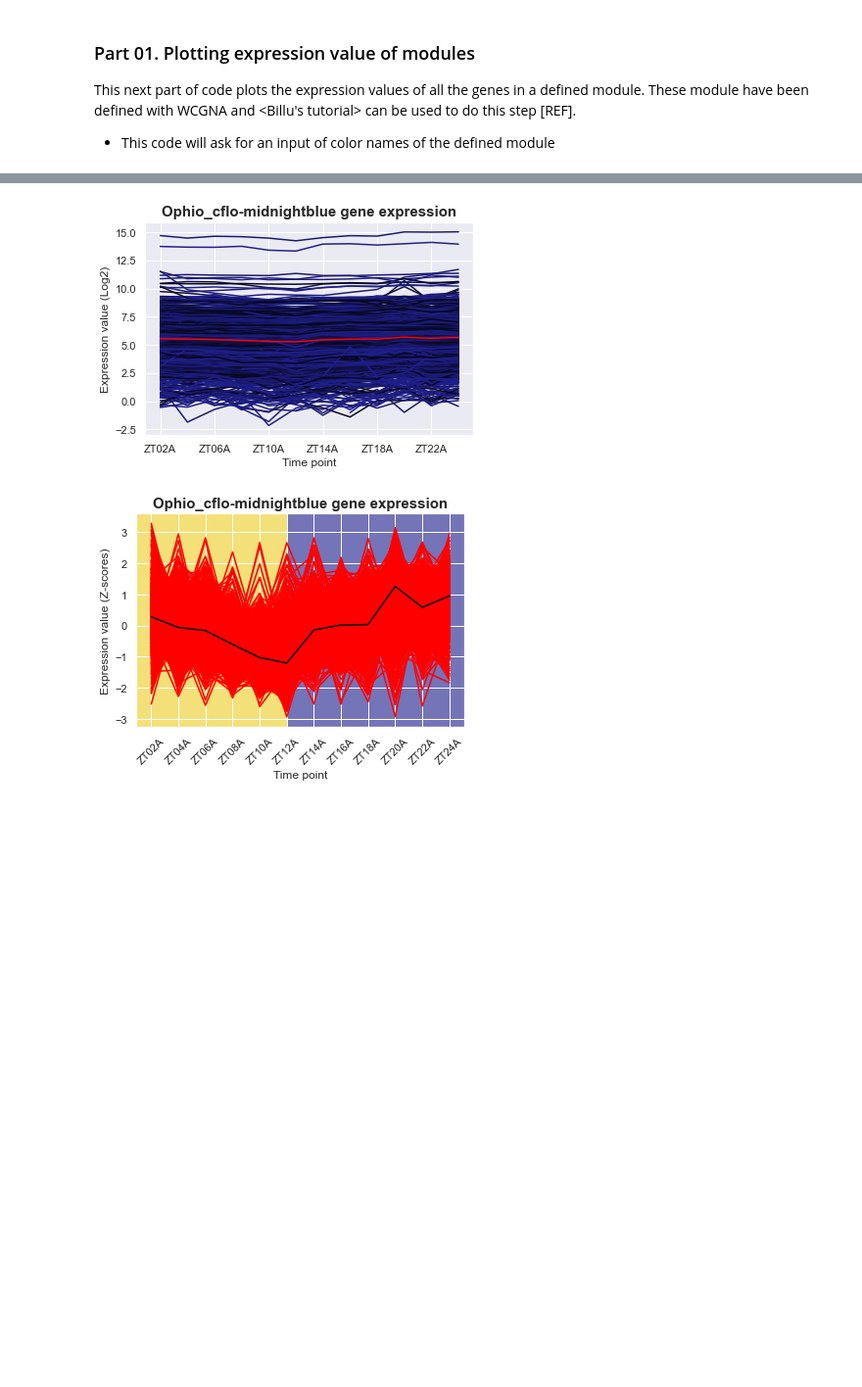
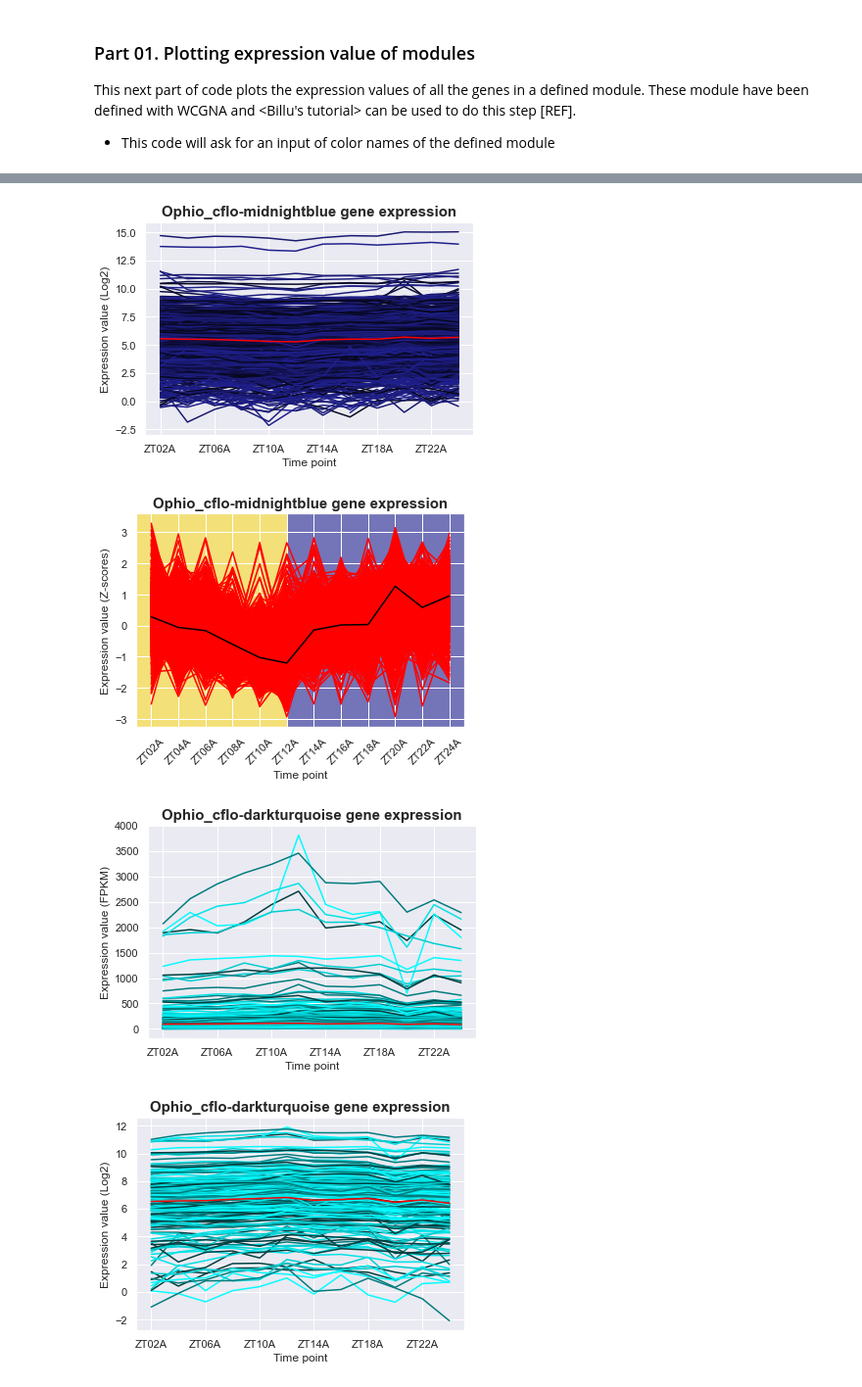
Before and after one commit to biplabendu/Das_et_al_2022a, a Jupyter notebook: scripts/python_scripts/plot_expression_data.ipynb, the cells around one changed output, grey strips where cells are left out. Shown at 98% size. Cells and saved outputs as stored; diff of their text form; code cells hidden in the pictures; blank space fills up the shorter version.

```diff
--- a/scripts/python_scripts/plot_expression_data.ipynb
+++ b/scripts/python_scripts/plot_expression_data.ipynb
@@ -119,6 +119,13 @@ exp_val.drop(['start','end'], axis=1, inplace=True)
 ### Part 01. Plotting expression value of modules
 This next part of code plots the expression values of all the genes in a defined module. These module have been defined with WCGNA and <Billu's tutorial> can be used to do this step [REF].
 * This code will ask for an input of color names of the defined module
+# %%
+### Clusters for ophio and beau that have rhythmic genes in it
+#
+# ophio
+input_string = 'tan midnightblue darkturquoise'
+# beauveria
+# input_string = 'red darkred salmon'
 # %%
 ### Part 01. Plot expressioin value of modules
 #
@@ -132,7 +139,7 @@ all_modules.drop(['start', 'end'], axis=1, inplace=True)
 #
 # Input the colors of the modules you want to plot
 # source : https://pynative.com/python-accept-list-input-from-user/
-input_string = input('Enter elements of a list separated by space: ')
+# input_string = input('Enter elements of a list separated by space: ')
 print("\n")
 module_list = input_string.split()
 # print list
@@ -224,17 +231,17 @@ try:
         # Save ax in figure object
         fig3 = ax3.get_figure()
 
-        # F. Save plot to pdf file
-        #
-        # Path to where the pfd's are saved
-        pp = PdfPages(f'{path}/results/figures/module_expression_plots/{species}_{module_name}_plot.pdf')
-        #
-        # Save the figures to the pfd
-        pp.savefig(fig1)
-        pp.savefig(fig2)
-        pp.savefig(fig3)
-        #
-        pp.close()
+#         # F. Save plot to pdf file
+#         #
+#         # Path to where the pfd's are saved
+#         pp = PdfPages(f'{path}/results/figures/module_expression_plots/{species}_{module_name}_plot.pdf')
+#         #
+#         # Save the figures to the pfd
+#         pp.savefig(fig1)
+#         pp.savefig(fig2)
+#         pp.savefig(fig3)
+#         #
+#         pp.close()
         #
         ### Done.
 
@@ -249,6 +253,8 @@ given input colors: ['tan', 'midnightblue']
 [figure]
 [figure]
 [figure]
 [figure]
 [figure]
 [figure]
+[figure, added]
+[figure, added]
```
Also changed, not shown: parts of 2 cells of this notebook, 15 other files.
